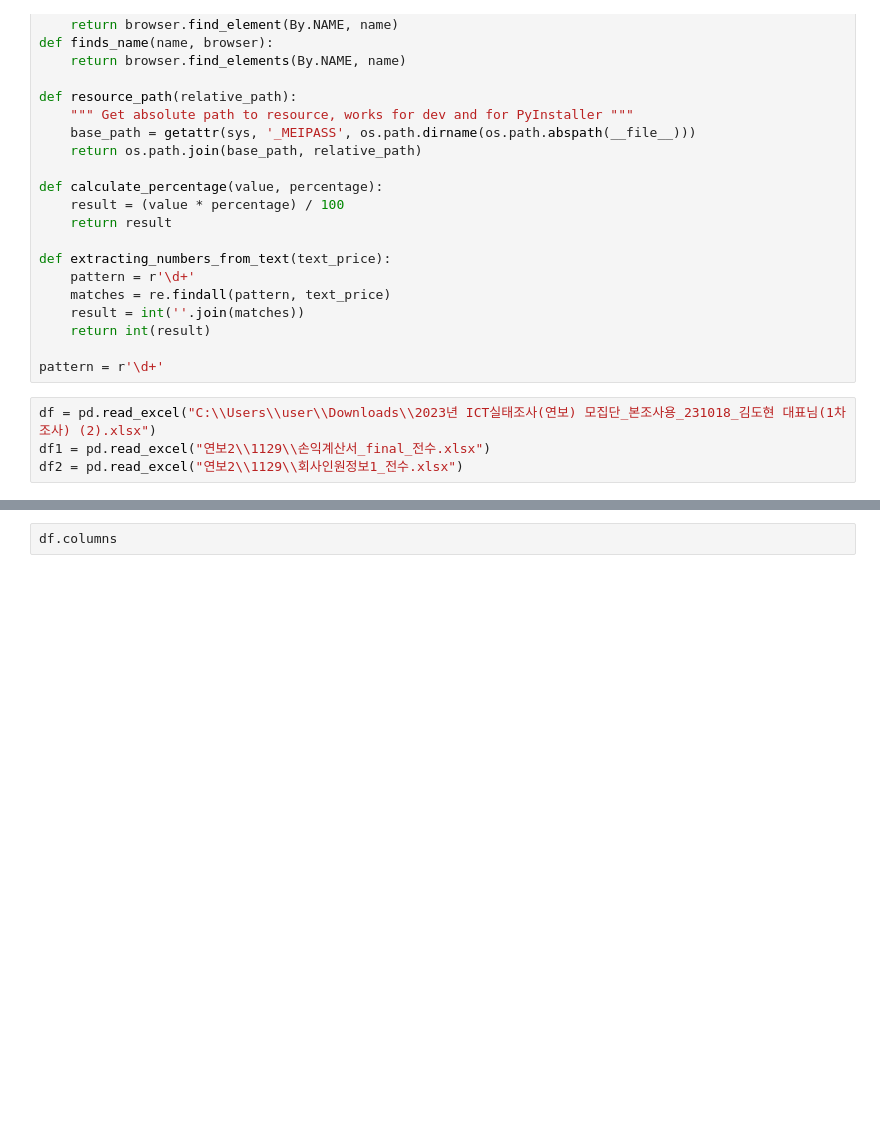
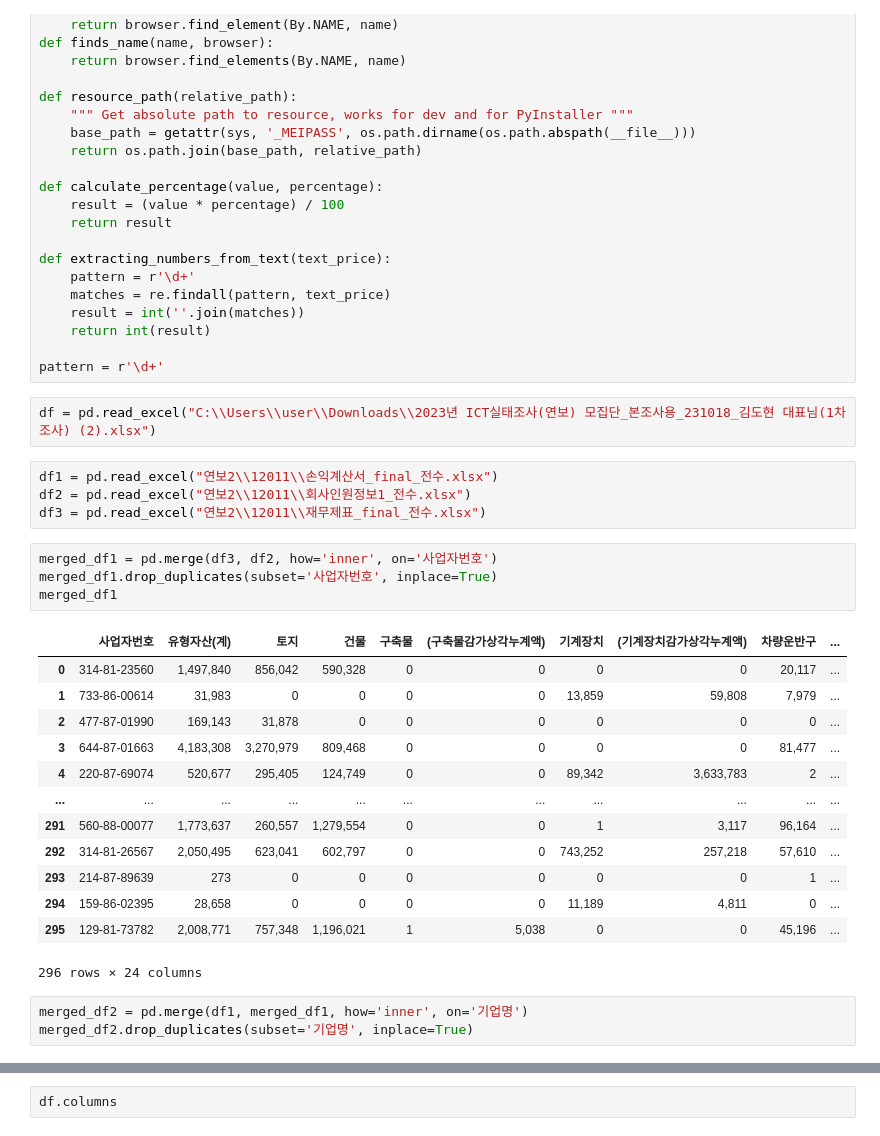
Before and after one commit to yms06034/rm1_site_macro, a Jupyter notebook: 연보/Annals_of_the_year_web_input.ipynb, the cells around one changed output, grey strips where cells are left out. Cells and saved outputs as stored; diff of their text form; blank space fills up the shorter version.

```diff
--- a/연보/Annals_of_the_year_web_input.ipynb
+++ b/연보/Annals_of_the_year_web_input.ipynb
@@ -68,5 +68,28 @@ def extracting_numbers_from_text(text_price):
 pattern = r'\d+'
 # %%
 df = pd.read_excel("C:\\Users\\user\\Downloads\\2023년 ICT실태조사(연보) 모집단_본조사용_231018_김도현 대표님(1차 조사) (2).xlsx")
-df1 = pd.read_excel("연보2\\1129\\손익계산서_final_전수.xlsx")
-df2 = pd.read_excel("연보2\\1129\\회사인원정보1_전수.xlsx")
+# %%
+df1 = pd.read_excel("연보2\\12011\\손익계산서_final_전수.xlsx")
+df2 = pd.read_excel("연보2\\12011\\회사인원정보1_전수.xlsx")
+df3 = pd.read_excel("연보2\\12011\\재무제표_final_전수.xlsx")
+# %%
+merged_df1 = pd.merge(df3, df2, how='inner', on='사업자번호')
+merged_df1.drop_duplicates(subset='사업자번호', inplace=True)
+merged_df1
+# %% [output]
+|  | 사업자번호 | 유형자산(계) | 토지 | 건물 | 구축물 | (구축물감가상각누계액) | 기계장치 | (기계장치감가상각누계액) | 차량운반구 | ... |
+| 0 | 314-81-23560 | 1,497,840 | 856,042 | 590,328 | 0 | 0 | 0 | 0 | 20,117 | ... |
+| 1 | 733-86-00614 | 31,983 | 0 | 0 | 0 | 0 | 13,859 | 59,808 | 7,979 | ... |
+| 2 | 477-87-01990 | 169,143 | 31,878 | 0 | 0 | 0 | 0 | 0 | 0 | ... |
+| 3 | 644-87-01663 | 4,183,308 | 3,270,979 | 809,468 | 0 | 0 | 0 | 0 | 81,477 | ... |
+| 4 | 220-87-69074 | 520,677 | 295,405 | 124,749 | 0 | 0 | 89,342 | 3,633,783 | 2 | ... |
+| ... | ... | ... | ... | ... | ... | ... | ... | ... | ... | ... |
+| 291 | 560-88-00077 | 1,773,637 | 260,557 | 1,279,554 | 0 | 0 | 1 | 3,117 | 96,164 | ... |
+| 292 | 314-81-26567 | 2,050,495 | 623,041 | 602,797 | 0 | 0 | 743,252 | 257,218 | 57,610 | ... |
+| 293 | 214-87-89639 | 273 | 0 | 0 | 0 | 0 | 0 | 0 | 1 | ... |
+| 294 | 159-86-02395 | 28,658 | 0 | 0 | 0 | 0 | 11,189 | 4,811 | 0 | ... |
+| 295 | 129-81-73782 | 2,008,771 | 757,348 | 1,196,021 | 1 | 5,038 | 0 | 0 | 45,196 | ... |
+296 rows × 24 columns
+# %%
+merged_df2 = pd.merge(df1, merged_df1, how='inner', on='기업명')
+merged_df2.drop_duplicates(subset='기업명', inplace=True)
```
Also changed, not shown: parts of 12 cells of this notebook, 26 other files.
